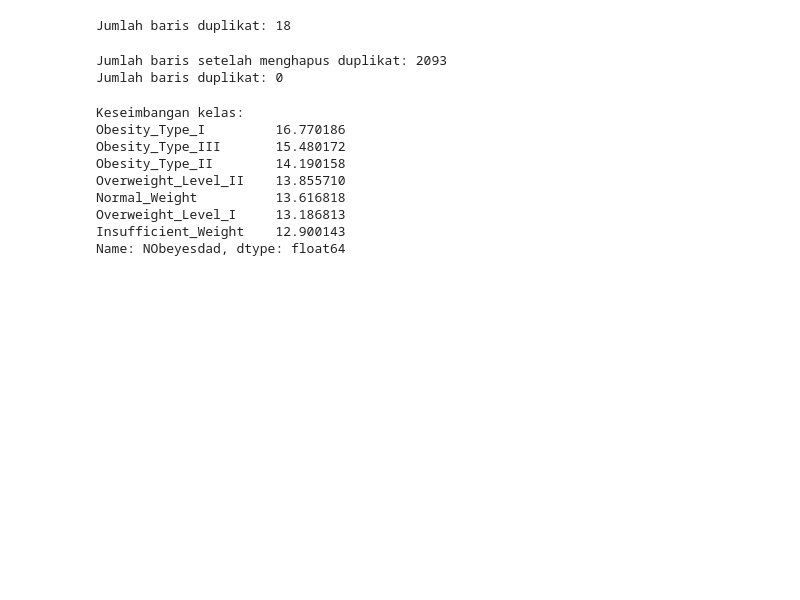
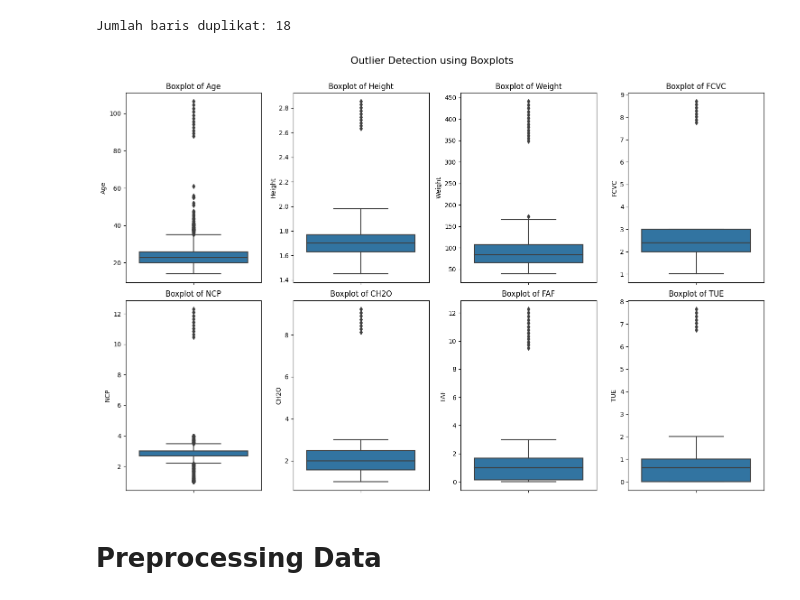
Before and after one commit to Fadhilah25/PROJECT-BENGKOD, a Jupyter notebook: main/obesity.ipynb, the cells around one changed output. Cells and saved outputs as stored; diff of their text form; code cells hidden in the pictures; blank space fills up the shorter version.

```diff
--- a/main/obesity.ipynb
+++ b/main/obesity.ipynb
@@ -174,34 +156,27 @@ duplicates = df.duplicated().sum()
 print(f"Jumlah baris duplikat: {duplicates}")
 # %% [output]
 Jumlah baris duplikat: 18
-# %%
-# Hapus duplikat
-df.drop_duplicates(inplace=True)
-duplicates = df.duplicated().sum()
-
-print(f"Jumlah baris setelah menghapus duplikat: {len(df)}")
-print(f"Jumlah baris duplikat: {duplicates}")
-# %% [output]
-Jumlah baris setelah menghapus duplikat: 2093
-Jumlah baris duplikat: 0
-# %%
-# Cek keseimbangan data (class balance)
-try:
-    if 'NObeyesdad' in df.columns:
-        class_balance = df['NObeyesdad'].value_counts(normalize=True) * 100
-        print("\nKeseimbangan kelas:")
-        print(class_balance)
-    else:
-        print("Kolom target NObeyesdad tidak ditemukan")
-except Exception as e:
-    print(f"Error saat cek keseimbangan data: {e}")
-# %% [output]
-Keseimbangan kelas:
-Obesity_Type_I         16.770186
-Obesity_Type_III       15.480172
-Obesity_Type_II        14.190158
-Overweight_Level_II    13.855710
-Normal_Weight          13.616818
-Overweight_Level_I     13.186813
-Insufficient_Weight    12.900143
-Name: NObeyesdad, dtype: float64
+# %%
+# Convert potential numeric columns to numeric type
+numeric_columns = ['Age', 'Height', 'Weight', 'FCVC', 'NCP', 'CH2O', 'FAF', 'TUE']
+
+for col in numeric_columns:
+    df[col] = pd.to_numeric(df[col], errors='coerce')
+
+# Create a figure for boxplots
+plt.figure(figsize=(15, 10))
+
+# Create boxplots for each numeric column
+for i, col in enumerate(numeric_columns, 1):
+    plt.subplot(2, 4, i)
+    sns.boxplot(y=df[col])
+    plt.title(f'Boxplot of {col}')
+    plt.tight_layout()
+
+plt.suptitle('Outlier Detection using Boxplots', fontsize=16)
+plt.subplots_adjust(top=0.9)
+plt.show()
+# %% [output]
+[figure, added]
+# %% [markdown]
+# Preprocessing Data
```
Also changed, not shown: parts of 14 cells of this notebook.
